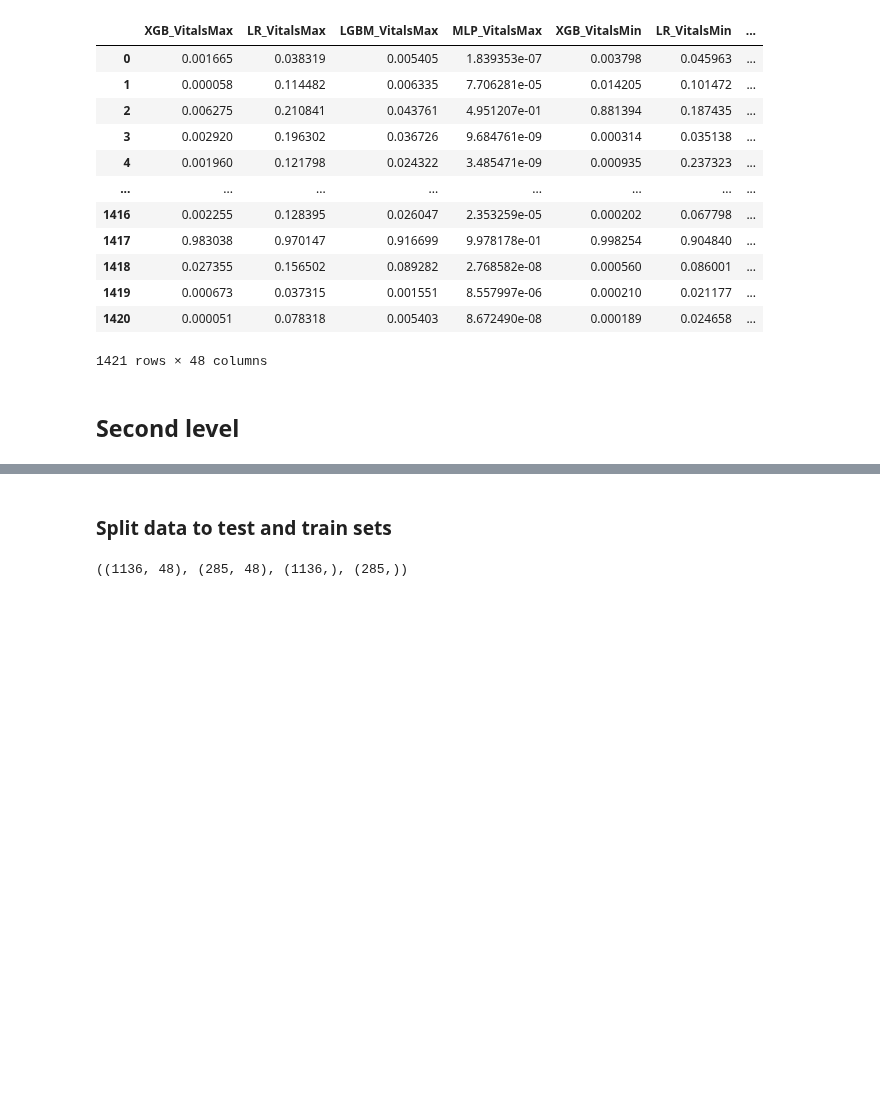
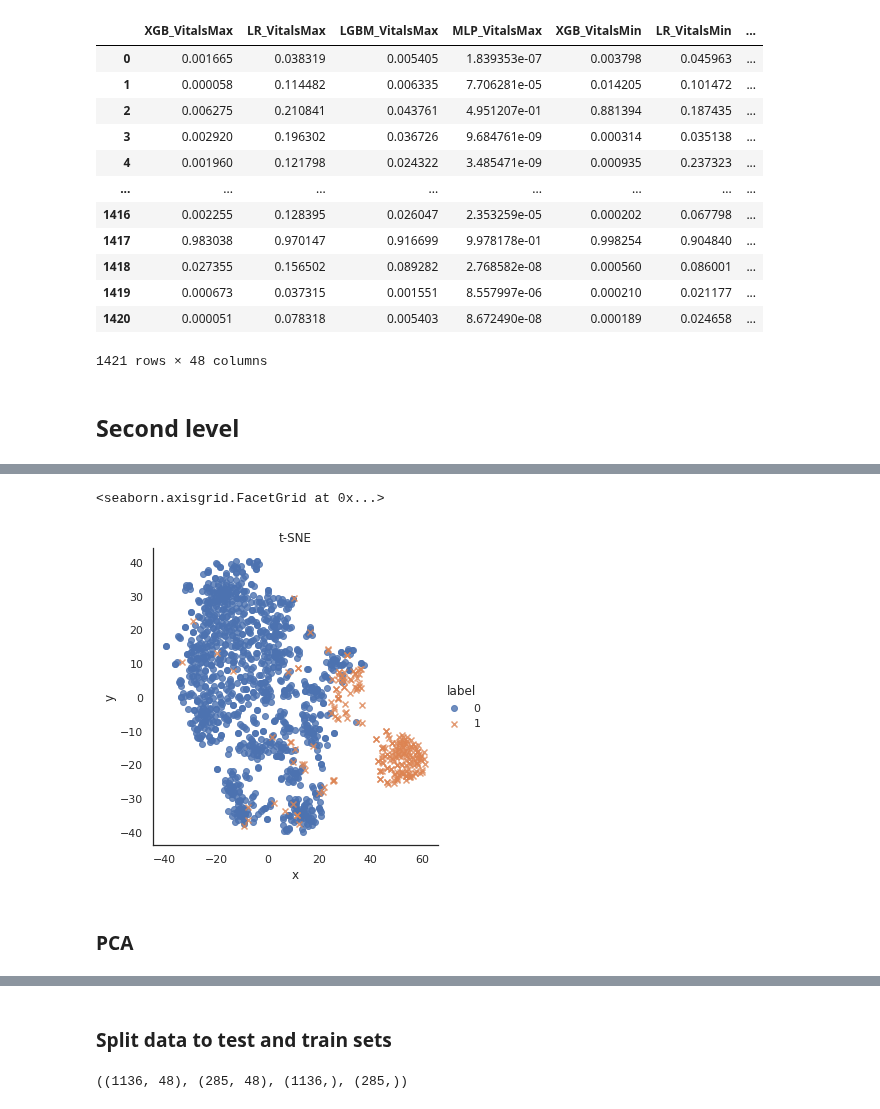
Before and after one commit to ryashpal/ML, a Jupyter notebook: mortality/sepsis_micro/SFS/01.3_ensemble_model.ipynb, the cells around one changed output, grey strips where cells are left out. Cells and saved outputs as stored; diff of their text form; code cells hidden in the pictures; blank space fills up the shorter version.

```diff
--- a/mortality/sepsis_micro/SFS/01.3_ensemble_model.ipynb
+++ b/mortality/sepsis_micro/SFS/01.3_ensemble_model.ipynb
@@ -244,0 +307,20 @@ Xnew
+# %%
+from sklearn.manifold import TSNE
+
+XTsne = TSNE(n_components=2, learning_rate='auto', init='random').fit_transform(Xnew)
+# %%
+import pandas as pd
+
+tsneDf = pd.DataFrame(XTsne, columns = ['x', 'y'])
+tsneDf['label'] = ySevenDayTest.to_list()
+# %%
+import seaborn as sns
+import pandas as pd
+
+sns.set(style="white", color_codes=True)
+sns.lmplot( x="x", y="y", data=tsneDf, fit_reg=False, hue='label', markers=['o', 'x']).set(title='t-SNE')
+# %% [output]
+<seaborn.axisgrid.FacetGrid at 0x...>
+[figure, added]
+# %% [markdown]
+### PCA
```
Also changed, not shown: parts of 18 cells of this notebook, 2 other files.
